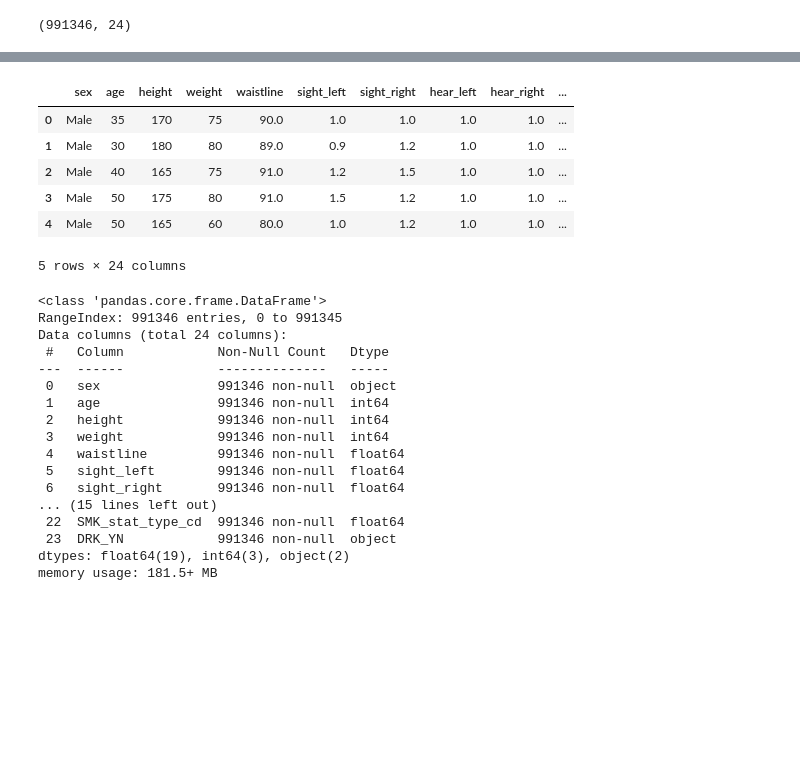
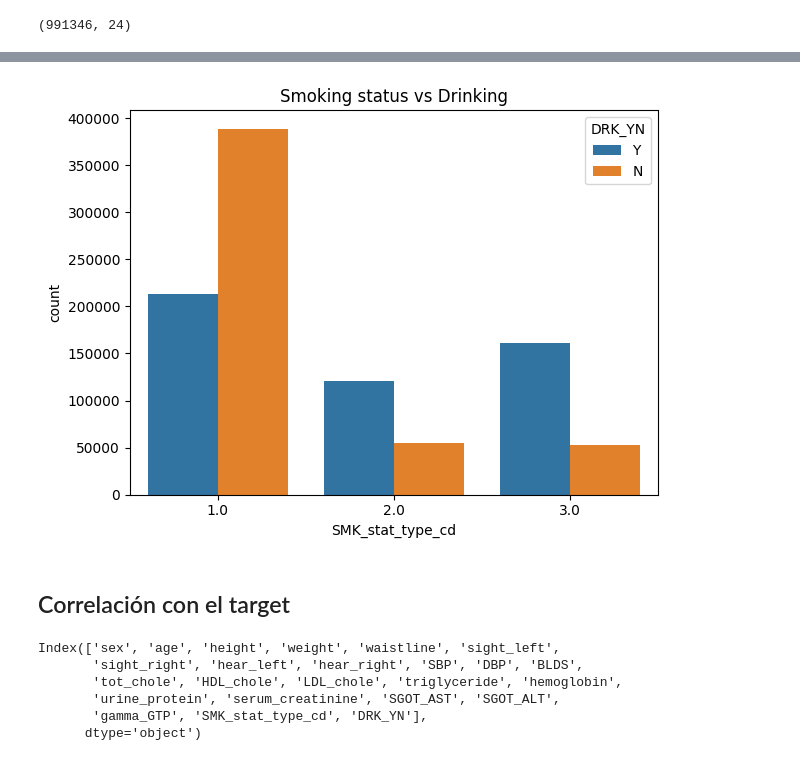
Before and after one commit to LorenzoLo123/health-risk-ml, a Jupyter notebook: notebooks/01_eda.ipynb, the cells around one changed output, grey strips where cells are left out. Drawn from its saved outputs; the diff is of its cells as text; code cells hidden in the pictures; blank space fills up the shorter version.

```diff
--- a/notebooks/01_eda.ipynb
+++ b/notebooks/01_eda.ipynb
@@ -74,30 +236,18 @@ df.shape
+# %%
+sns.countplot(data=df, x="SMK_stat_type_cd", hue="DRK_YN")
+plt.title("Smoking status vs Drinking")
+plt.tight_layout()
+plt.show()
+# %% [output]
+[figure, added]
+# %% [markdown]
+## Correlación con el target
 # %%
-df.head()
+df.columns
 # %% [output]
-|  | sex | age | height | weight | waistline | sight_left | sight_right | hear_left | hear_right | ... |
-| 0 | Male | 35 | 170 | 75 | 90.0 | 1.0 | 1.0 | 1.0 | 1.0 | ... |
-| 1 | Male | 30 | 180 | 80 | 89.0 | 0.9 | 1.2 | 1.0 | 1.0 | ... |
-| 2 | Male | 40 | 165 | 75 | 91.0 | 1.2 | 1.5 | 1.0 | 1.0 | ... |
-| 3 | Male | 50 | 175 | 80 | 91.0 | 1.5 | 1.2 | 1.0 | 1.0 | ... |
-| 4 | Male | 50 | 165 | 60 | 80.0 | 1.0 | 1.2 | 1.0 | 1.0 | ... |
-5 rows × 24 columns
+Index(['sex', 'age', 'height', 'weight', 'waistline', 'sight_left',
+       'sight_right', 'hear_left', 'hear_right', 'SBP', 'DBP', 'BLDS',
+       'tot_chole', 'HDL_chole', 'LDL_chole', 'triglyceride', 'hemoglobin',
+       'urine_protein', 'serum_creatinine', 'SGOT_AST', 'SGOT_ALT',
+       'gamma_GTP', 'SMK_stat_type_cd', 'DRK_YN'],
+      dtype='object')
-# %%
-df.info()
-# %% [output]
-<class 'pandas.core.frame.DataFrame'>
-RangeIndex: 991346 entries, 0 to 991345
-Data columns (total 24 columns):
- #   Column            Non-Null Count   Dtype
----  ------            --------------   -----
- 0   sex               991346 non-null  object
- 1   age               991346 non-null  int64
- 2   height            991346 non-null  int64
- 3   weight            991346 non-null  int64
- 4   waistline         991346 non-null  float64
- 5   sight_left        991346 non-null  float64
- 6   sight_right       991346 non-null  float64
-... (15 lines left out)
- 22  SMK_stat_type_cd  991346 non-null  float64
- 23  DRK_YN            991346 non-null  object
-dtypes: float64(19), int64(3), object(2)
-memory usage: 181.5+ MB
```
Also changed, not shown: parts of 19 cells of this notebook, 1 other file.
